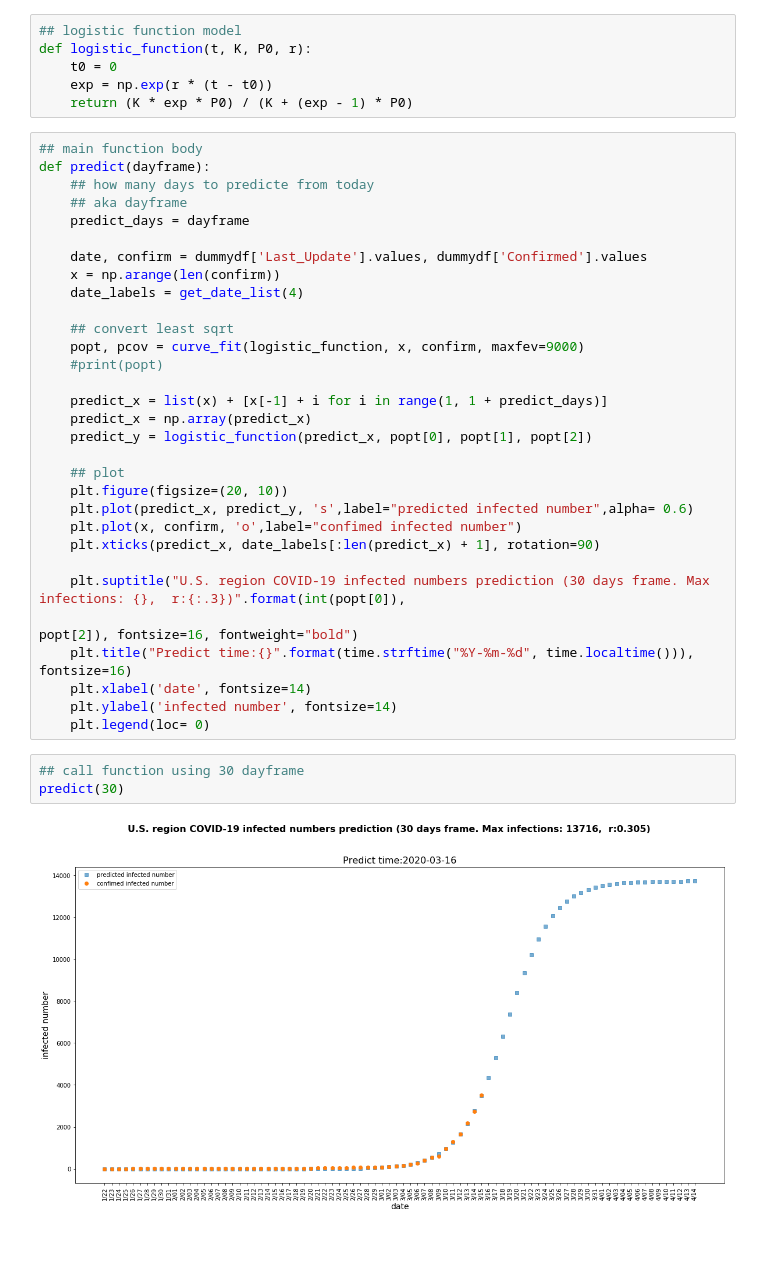
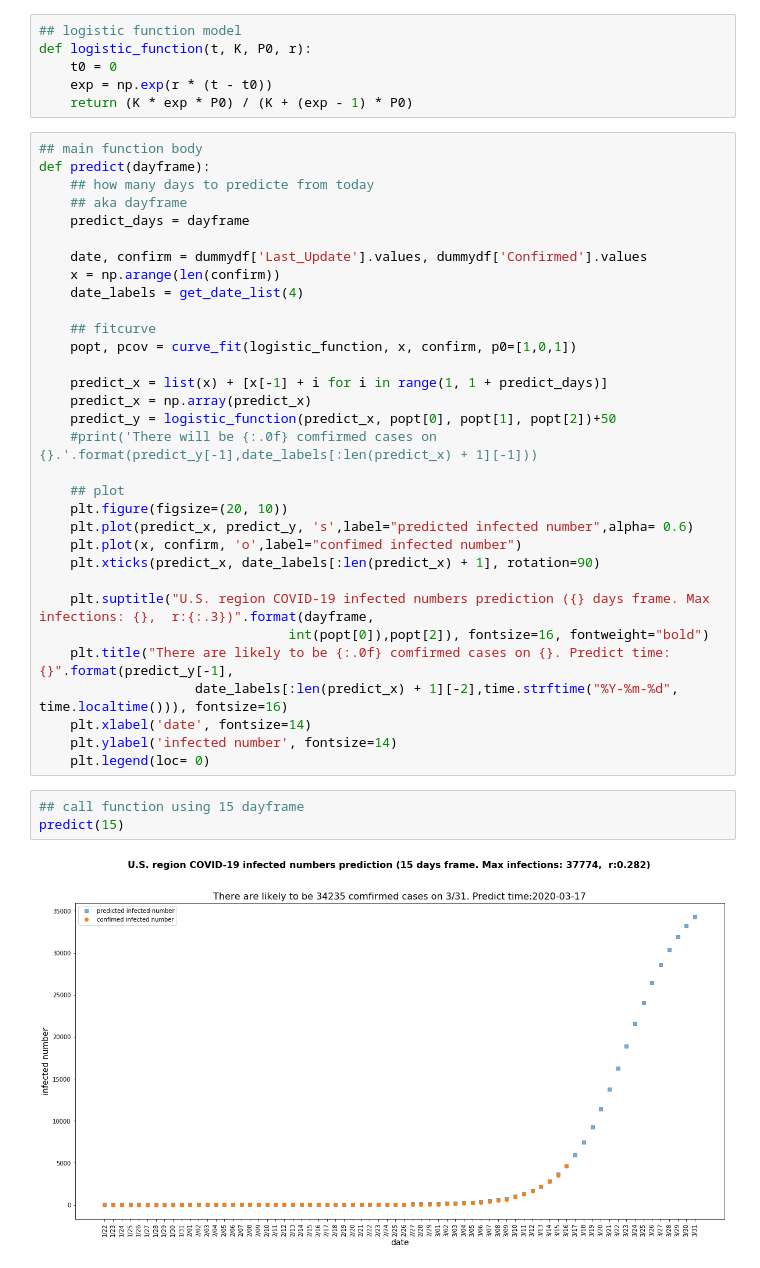
Before and after one commit to victorlifan/COVID-19_data_analyzation_and_prediction, a Jupyter notebook: COVID_19 data analyzation and prediction exploration.ipynb, the cells around one changed output. Saved outputs shown, nothing was run; the diff lists cells and outputs as text.

Commit message:
modify prediction model

```diff
--- a/COVID_19 data analyzation and prediction exploration.ipynb
+++ b/COVID_19 data analyzation and prediction exploration.ipynb
@@ -457,13 +457,13 @@ def predict(dayframe):
     x = np.arange(len(confirm))
     date_labels = get_date_list(4)
 
-    ## convert least sqrt
-    popt, pcov = curve_fit(logistic_function, x, confirm, maxfev=9000)
-    #print(popt)
+    ## fitcurve
+    popt, pcov = curve_fit(logistic_function, x, confirm, p0=[1,0,1])
 
     predict_x = list(x) + [x[-1] + i for i in range(1, 1 + predict_days)]
     predict_x = np.array(predict_x)
-    predict_y = logistic_function(predict_x, popt[0], popt[1], popt[2])
+    predict_y = logistic_function(predict_x, popt[0], popt[1], popt[2])+50
+    #print('There will be {:.0f} comfirmed cases on {}.'.format(predict_y[-1],date_labels[:len(predict_x) + 1][-1]))
 
     ## plot
     plt.figure(figsize=(20, 10))
@@ -471,15 +471,16 @@ def predict(dayframe):
     plt.plot(x, confirm, 'o',label="confimed infected number")
     plt.xticks(predict_x, date_labels[:len(predict_x) + 1], rotation=90)
 
-    plt.suptitle("U.S. region COVID-19 infected numbers prediction (30 days frame. Max infections: {},  r:{:.3})".format(int(popt[0]),
-                                                                                popt[2]), fontsize=16, fontweight="bold")
-    plt.title("Predict time:{}".format(time.strftime("%Y-%m-%d", time.localtime())), fontsize=16)
+    plt.suptitle("U.S. region COVID-19 infected numbers prediction ({} days frame. Max infections: {},  r:{:.3})".format(dayframe,
+                                int(popt[0]),popt[2]), fontsize=16, fontweight="bold")
+    plt.title("There are likely to be {:.0f} comfirmed cases on {}. Predict time:{}".format(predict_y[-1],
+                    date_labels[:len(predict_x) + 1][-2],time.strftime("%Y-%m-%d", time.localtime())), fontsize=16)
     plt.xlabel('date', fontsize=14)
     plt.ylabel('infected number', fontsize=14)
     plt.legend(loc= 0)
 # %%
-## call function using 30 dayframe
-predict(30)
+## call function using 15 dayframe
+predict(15)
 # %% [output]
-[figure, old version]
+[figure, new version]
 # %% [markdown]
```
Also changed, not shown: parts of 18 cells of this notebook.
